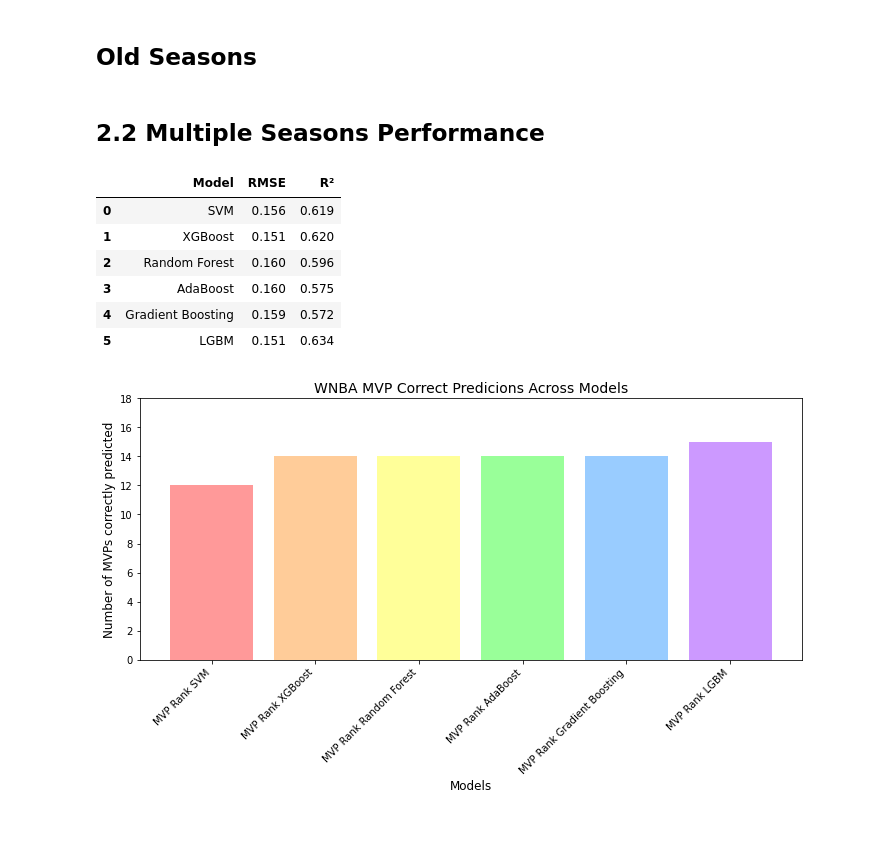
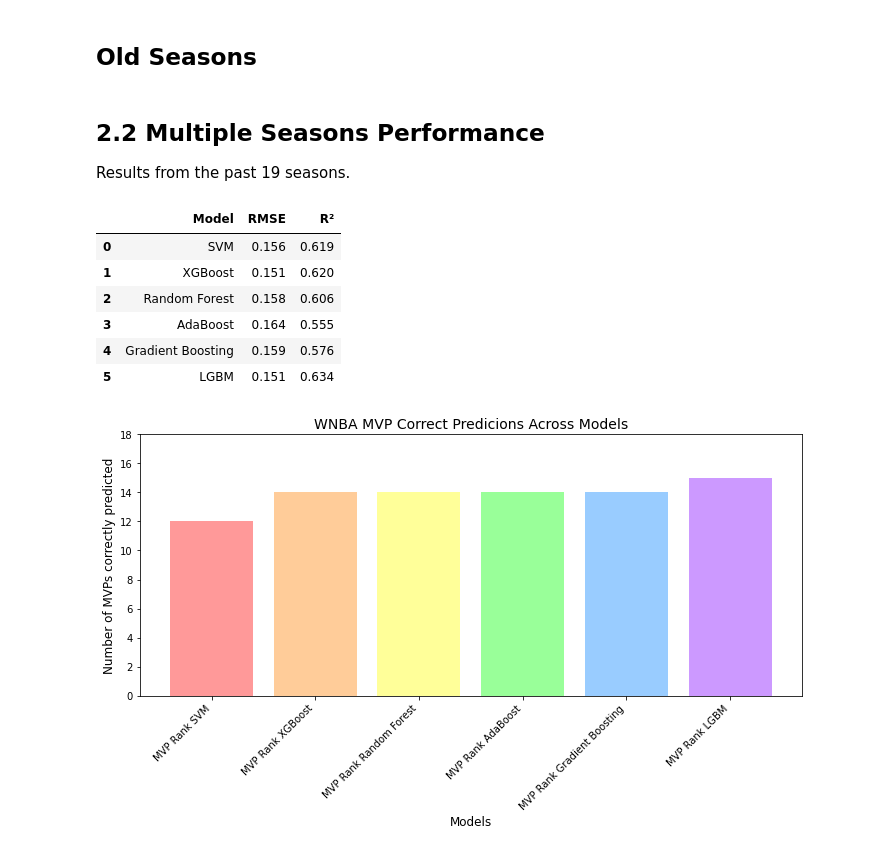
Before and after one commit to Ivan-Garcia-S/WNBA-MVP-Predictor, a Jupyter notebook: WNBA_MVP_Model.ipynb, the cells around one changed output. Saved outputs shown, nothing was run; the diff lists cells and outputs as text; code cells hidden in the pictures.

```diff
--- a/WNBA_MVP_Model.ipynb
+++ b/WNBA_MVP_Model.ipynb
@@ -264,9 +250,9 @@ def treat_data(per_game, totals, advanced, difference, standings, seasons):
 # %%
 pd.options.display.max_seq_items = 203
 
-per_game, totals, advanced, standings, difference = get_data(seasons)
+per_game, totals, advanced, standings = get_data(seasons)
 # %%
-data = treat_data(per_game, totals, advanced, difference, standings, seasons)
+data = treat_data(per_game, totals, advanced, standings, seasons)
 # %% [output]
 Index(['Player', 'Tm', 'G', 'GS', 'MPG_PERGAME', 'FG_PERGAME', 'FGA_PERGAME',
        'FG%_PERGAME', '3P_PERGAME', '3PA_PERGAME', '3P%_PERGAME', '2P_PERGAME',
@@ -383,17 +373,15 @@ def func_models(data, seasons, models, n_seasons_to_test):
         data_train = data[data['Season']!=season_test]
         data_test = data[data['Season']==season_test]
 
-
-        regular_diffs = ['PTS_diff', 'AST_diff', 'TRB_diff']
         final_drops = [
             'Is_Last_Year_MVP'
         ]
 
         # Test 2
-        X_train = data_train.drop(['MVP Share','MVP Rank','Player','Season',] + final_drops, axis=1)#'G_prev','FGA_PERGAME', 'PER_ADVANCED', 'FG%_PERGAME'], axis=1)
+        X_train = data_train.drop(['MVP Share','MVP Rank','Player','Season',] + final_drops, axis=1)
         y_train = data_train['MVP Share']
 
-        X_test = data_test.drop(['MVP Share','MVP Rank','Player','Season',]+ final_drops, axis=1) #'G_prev','FGA_PERGAME', 'PER_ADVANCED', 'FG%_PERGAME'], axis=1)
+        X_test = data_test.drop(['MVP Share','MVP Rank','Player','Season',]+ final_drops, axis=1)
         y_test = data_test['MVP Share']
 
         initial_results = data_test[['Player','Season','MVP Share','MVP Rank']]
@@ -473,12 +461,9 @@ def func_models(data, seasons, models, n_seasons_to_test):
             elif model=='LGBM':
                 param_grid = {'learning_rate':[0.01,0.1,0.2,0.3],
                               'num_leaves':[5,10,20,30],
-                              #'min_data_in_leaf':[10,25,50],
                               'min_child_samples': [10, 25, 50],
                               'max_depth':[2,3,4],
-                              #'feature_fraction':[0.6,0.7,0.8,0.9],
                               'colsample_bytree':[0.6,0.7,0.8,0.9],
-                              #'min_gain_to_split':[0,0.01,0.1,0.2],
                               'min_split_gain':[0,0.01,0.1,0.2],
                               'verbosity':[-1]}
                 lgbm_model = LGBMRegressor()
@@ -489,15 +474,15 @@ def func_models(data, seasons, models, n_seasons_to_test):
 
             final_model.fit(scaled_X_train, y_train)
 
-            '''
+
             print("FM:")
             print(final_model)
             print("SEP: ")
             print(sep)
             print("MODEL: ")
             print(model)
-            '''
-            pickle.dump(final_model,open(path_data+sep+'Models'+sep+model+'.dat','wb'))#,'wb')
+
+            pickle.dump(final_model,open(path_data+sep+'Models'+sep+model+'.dat','wb'))
 
 
             y_pred = final_model.predict(scaled_X_test)
@@ -693,13 +682,12 @@ def old_seasons(data, seasons, models, n_seasons_to_test):
         #TESTING FOR NOW
         ###
         ####
-        regular_diffs = ['PTS_diff', 'AST_diff', 'TRB_diff']
         final_drops = ['Is_Last_Year_MVP']
 
-        X_train = data_train.drop(['MVP Share','MVP Rank','Player','Season',]+final_drops, axis=1)#'G_prev','FGA_PERGAME', 'PER_ADVANCED', 'FG%_PERGAME'], axis=1)
+        X_train = data_train.drop(['MVP Share','MVP Rank','Player','Season',]+final_drops, axis=1)
         y_train = data_train['MVP Share']
 
-        X_test = data_test.drop(['MVP Share','MVP Rank','Player','Season']+final_drops, axis=1)#,'FGA_PERGAME', 'PER_ADVANCED', 'FG%_PERGAME','G_prev'], axis=1)
+        X_test = data_test.drop(['MVP Share','MVP Rank','Player','Season']+final_drops, axis=1)
         y_test = data_test['MVP Share']
 
         initial_results = data_test[['Player','Season','MVP Share','MVP Rank']]
@@ -750,20 +738,22 @@ def old_seasons(data, seasons, models, n_seasons_to_test):
     return final_results, metrics
 # %% [markdown]
 ## 2.2 Multiple Seasons Performance <a id='section_2_2'></a>
+
+Results from the past 19 seasons.
 # %%
 pd.options.display.max_rows = 50
 pd.options.display.max_seq_items = 100
-final_results_seasons, metrics = old_seasons(data, seasons, models, 21)
+final_results_seasons, metrics = old_seasons(data, seasons, models, 19)
 final_metricas = average_metrics(metrics)
 final_metricas.to_csv(f'/Users/von/Desktop/Work/Projects/WNBA-MVP-Predictor/{test_number}/Multiple Seasons/2006-24-Results.csv', index=False)
 final_metricas
 # %% [output]
 |  | Model | RMSE | R² |
 | 0 | SVM | 0.156 | 0.619 |
 | 1 | XGBoost | 0.151 | 0.620 |
-| 2 | Random Forest | 0.160 | 0.596 |
-| 3 | AdaBoost | 0.160 | 0.575 |
-| 4 | Gradient Boosting | 0.159 | 0.572 |
+| 2 | Random Forest | 0.158 | 0.606 |
+| 3 | AdaBoost | 0.164 | 0.555 |
+| 4 | Gradient Boosting | 0.159 | 0.576 |
 | 5 | LGBM | 0.151 | 0.634 |
 # %%
 pd.options.display.max_rows = 400
```
Also changed, not shown: parts of 22 cells of this notebook, 1 other file.
